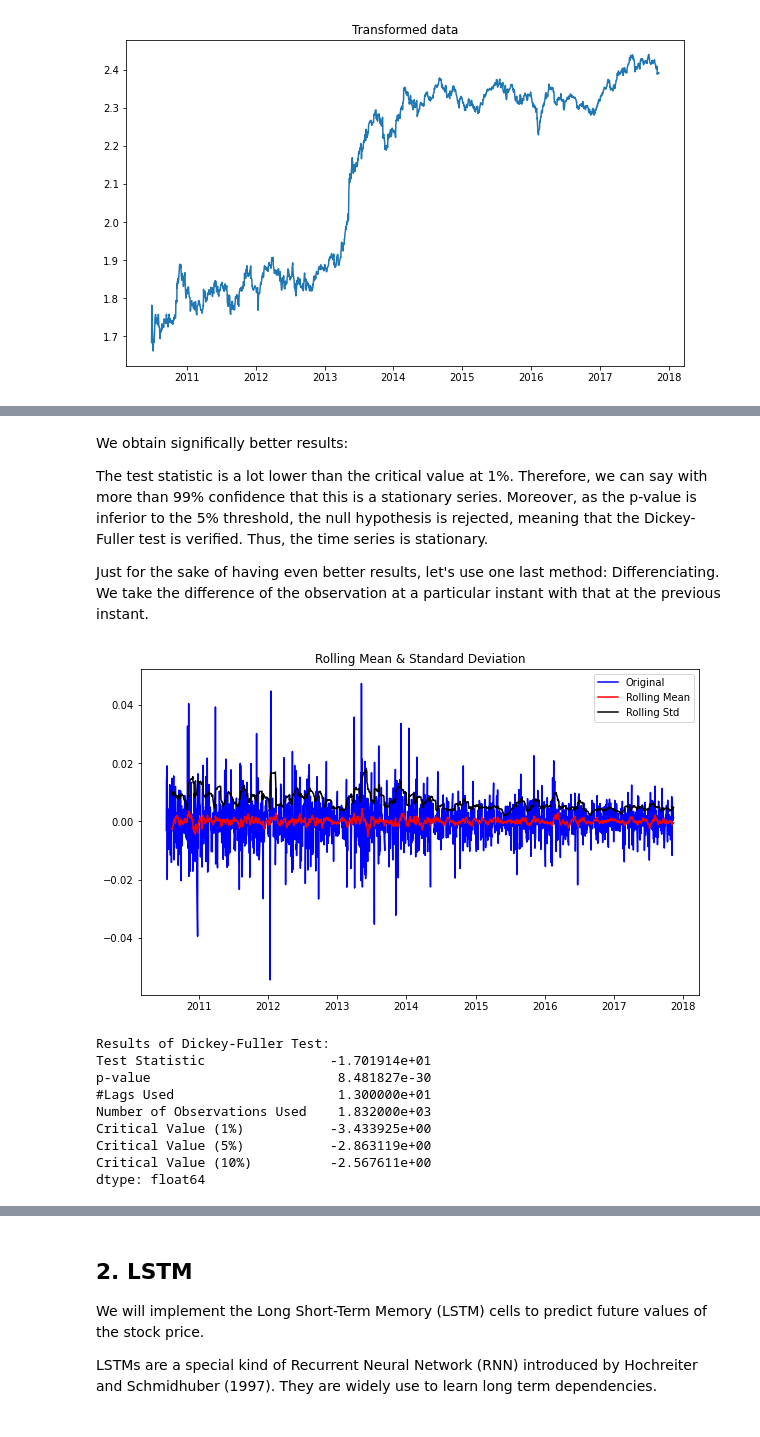
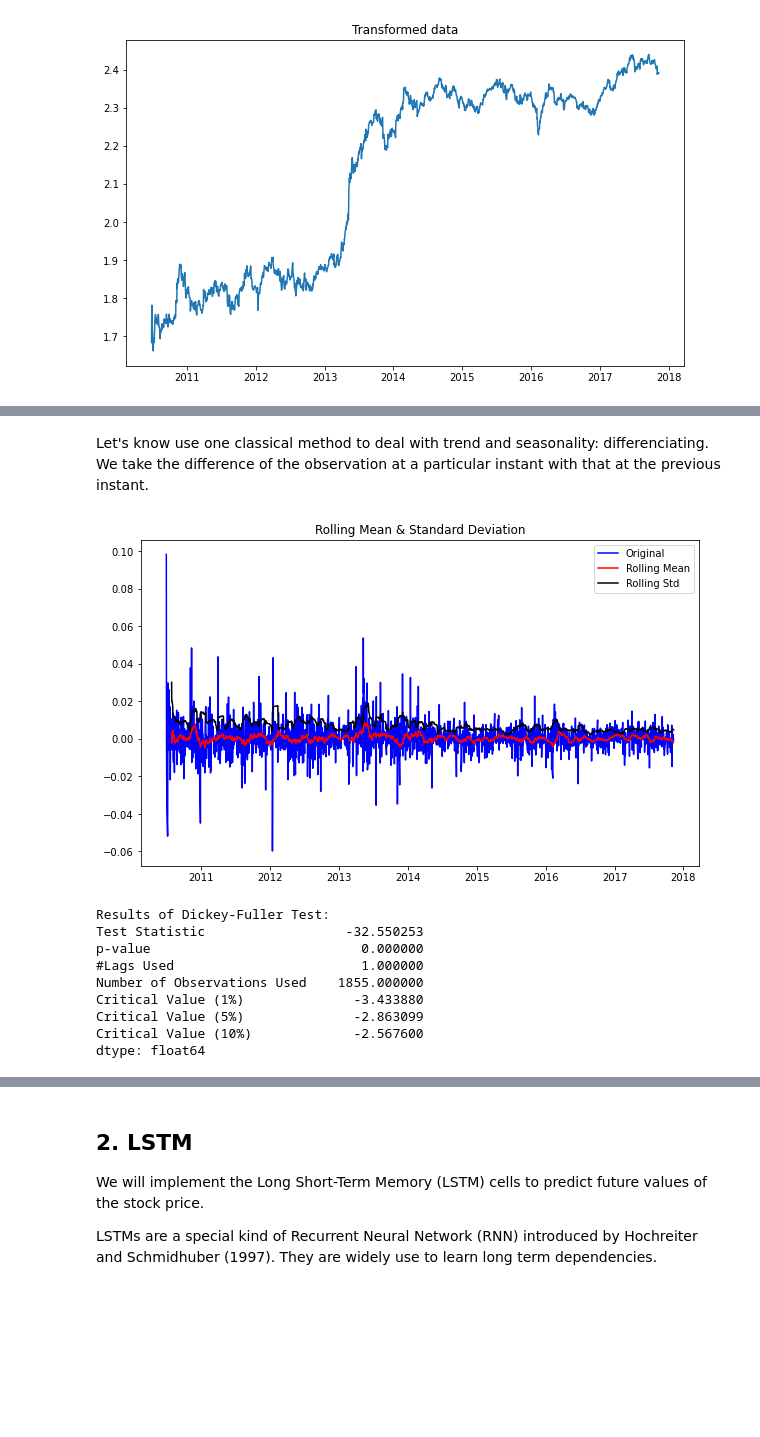
Before and after one commit to ThibautHurson/stock_price_forecasting_LSTM, a Jupyter notebook: stock-price-prediction-with-lstm-multi-step-lstm.ipynb, the cells around one changed output, grey strips where cells are left out. Cells and saved outputs as stored; diff of their text form; code cells hidden in the pictures; blank space fills up the shorter version.

```diff
--- a/stock-price-prediction-with-lstm-multi-step-lstm.ipynb
+++ b/stock-price-prediction-with-lstm-multi-step-lstm.ipynb
@@ -196,24 +173,20 @@ dtype: float64
-# %% [markdown]
-We obtain significally better results:
-
-The test statistic is a lot lower than the critical value at 1%. Therefore, we can say with more than 99% confidence that this is a stationary series. Moreover, as the p-value is inferior to the 5% threshold, the null hypothesis is rejected, meaning that the Dickey-Fuller test is verified. Thus, the time series is stationary.
-
-Just for the sake of having even better results, let's use one last method: Differenciating.
-We take the difference of the observation at a particular instant with that at the previous instant.
+# %% [markdown]
+Let's know use one classical method to deal with trend and seasonality: differenciating.
+We take the difference of the observation at a particular instant with that at the previous instant.
 # %%
-df_close_decay_shift = df_close_decay - df_close_decay.shift()
+df_close_shift = df_close_tf - df_close_tf.shift()
 
-df_close_decay_shift.dropna(inplace=True)
+df_close_shift.dropna(inplace=True)
 plt.figure(figsize = (10,6))
-test_stationarity(df_close_decay_shift)
+test_stationarity(df_close_shift)
 # %% [output]
-[figure, old version]
+[figure, new version]
 Results of Dickey-Fuller Test:
-Test Statistic                -1.701914e+01
-p-value                        8.481827e-30
-#Lags Used                     1.300000e+01
-Number of Observations Used    1.832000e+03
-Critical Value (1%)           -3.433925e+00
-Critical Value (5%)           -2.863119e+00
-Critical Value (10%)          -2.567611e+00
+Test Statistic                  -32.550253
+p-value                           0.000000
+#Lags Used                        1.000000
+Number of Observations Used    1855.000000
+Critical Value (1%)              -3.433880
+Critical Value (5%)              -2.863099
+Critical Value (10%)             -2.567600
 dtype: float64
```
Also changed, not shown: parts of 24 cells of this notebook.
